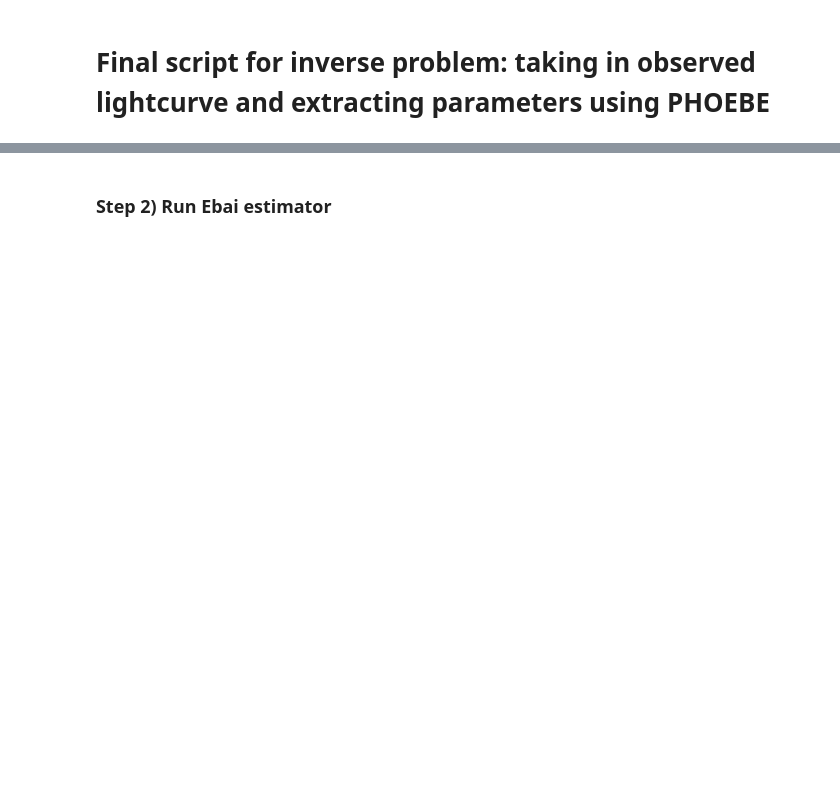
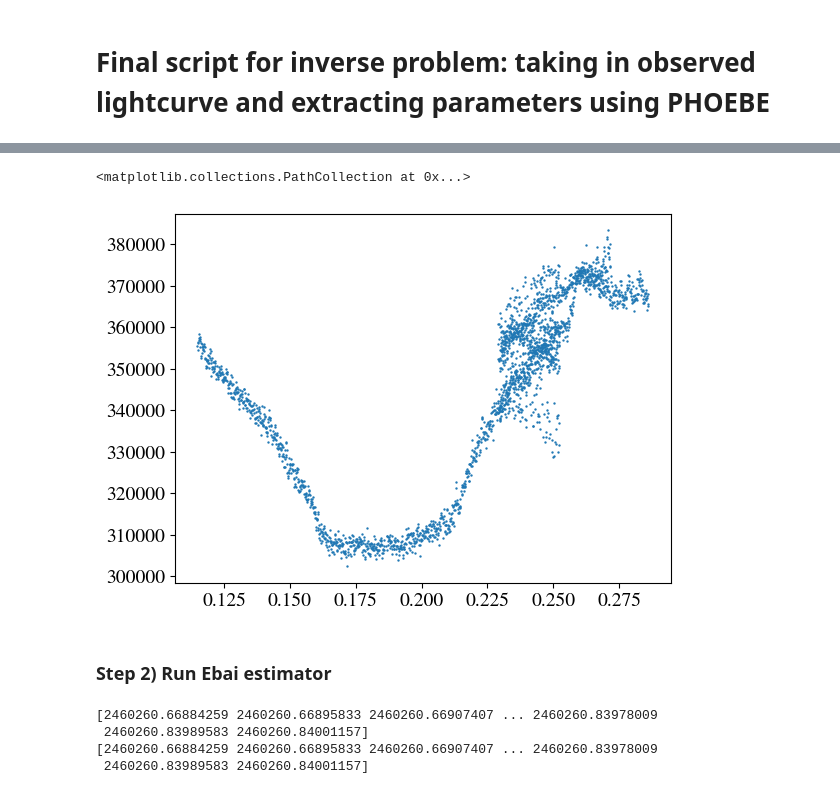
Before and after one commit to sagesanto/contactBinaries, a Jupyter notebook: phoebe_inverseProb.ipynb, the cells around one changed output, grey strips where cells are left out. Drawn from its saved outputs; the diff is of its cells as text; code cells hidden in the pictures; blank space fills up the shorter version.

```diff
--- a/phoebe_inverseProb.ipynb
+++ b/phoebe_inverseProb.ipynb
@@ -56,2 +97,11 @@ df["dflux"] = df["dflux_5"] + min_flux
+# %%
+period = 0.3439788
+targ_index = 3
+df_targ=df[df["id"]==targ_index]
+plt.scatter(df_targ["julian"]%period,df_targ["dflux"], s=0.5)
+#plt.gca().invert_yaxis()
+# %% [output]
+<matplotlib.collections.PathCollection at 0x...>
+[figure, added]
 # %%
 #Output new data to .csv
@@ -59,2 +109,22 @@ df.to_csv("target_phot_forPhoebe.csv")
 # %% [markdown]
 ### Step 2) Run Ebai estimator
+# %%
+# Cut only to good date range
+df_targ=df_targ[np.logical_and(df_targ['julian']>2460260, df_targ['julian']<2460262)]
+
+
+epoch = 2460257
+fluxes = np.array(df_targ["dflux"])
+times = np.array(df_targ["julian"])
+print(times)
+times=((times%period)-(epoch%period))
+print(times)
+
+# df_targ.set_index(pd.DatetimeIndex(df_targ['julian']), inplace=True)
+# ts = TimeSeries.from_pandas(df_targ)
+# times = ts["time"].mjd
+# %% [output]
+[2460260.66884259 2460260.66895833 2460260.66907407 ... 2460260.83978009
+ 2460260.83989583 2460260.84001157]
+[2460260.66884259 2460260.66895833 2460260.66907407 ... 2460260.83978009
+ 2460260.83989583 2460260.84001157]
```
Also changed, not shown: parts of 20 cells of this notebook, 6 other files.
